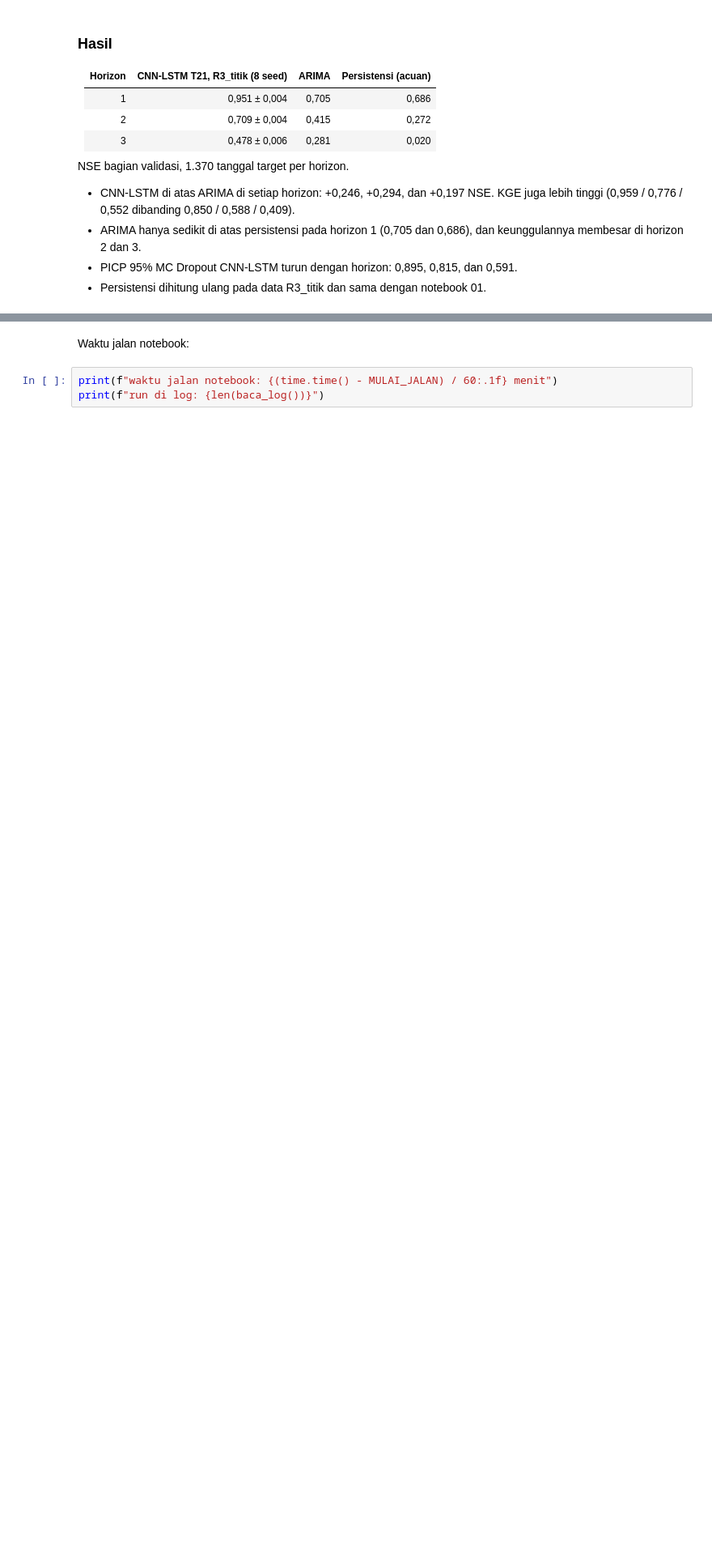
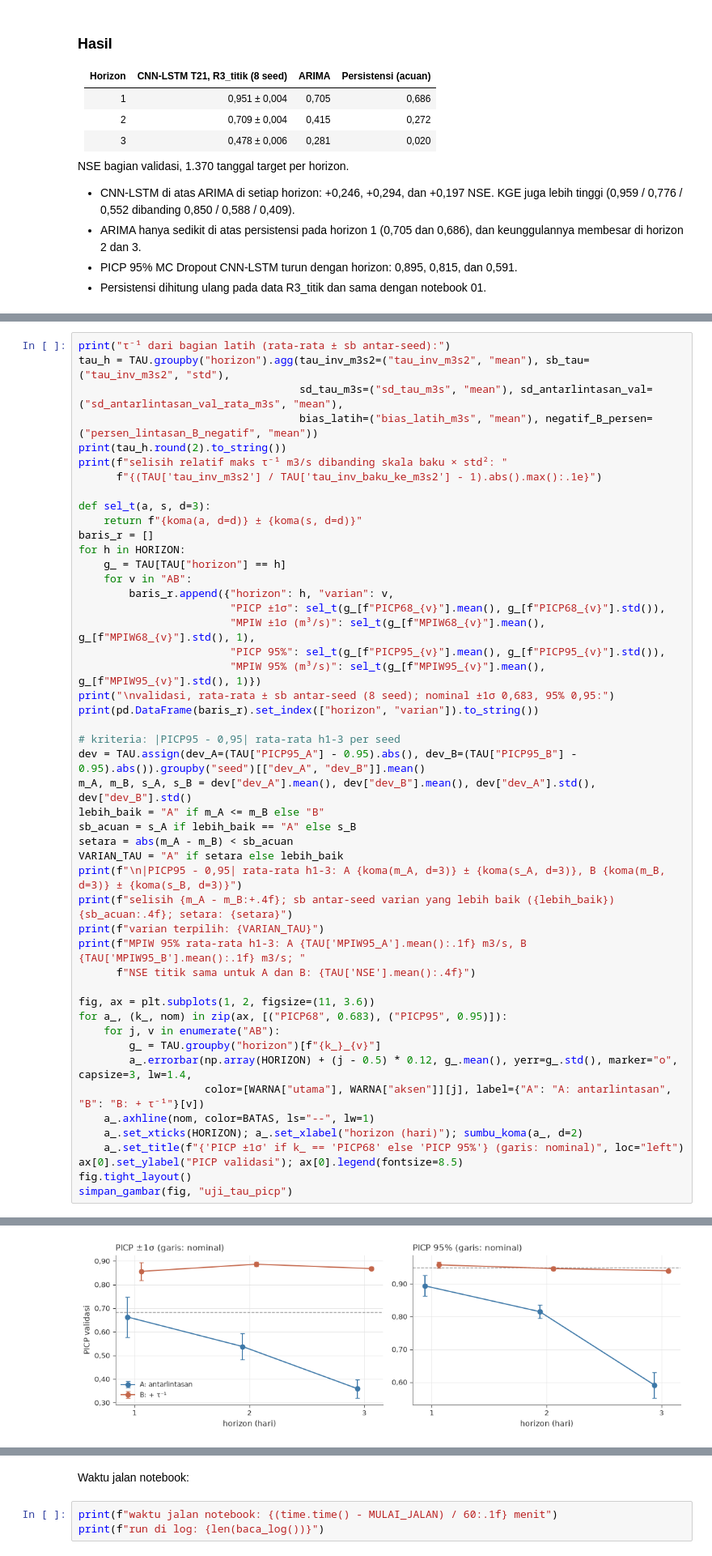
Before and after one commit to bernardswidiya/cnn-lstm-mcdropout-streamflow, a Jupyter notebook: modeling/02_pemilihan.ipynb, the cells around one changed output, grey strips where cells are left out. Shown at 81% size. Cells and saved outputs as stored; diff of their text form; blank space fills up the shorter version.

```diff
--- a/modeling/02_pemilihan.ipynb
+++ b/modeling/02_pemilihan.ipynb
@@ -2265,0 +2401,49 @@ NSE bagian validasi, 1.370 tanggal target per horizon.
+# %%
+print("τ⁻¹ dari bagian latih (rata-rata ± sb antar-seed):")
+tau_h = TAU.groupby("horizon").agg(tau_inv_m3s2=("tau_inv_m3s2", "mean"), sb_tau=("tau_inv_m3s2", "std"),
+                                   sd_tau_m3s=("sd_tau_m3s", "mean"), sd_antarlintasan_val=("sd_antarlintasan_val_rata_m3s", "mean"),
+                                   bias_latih=("bias_latih_m3s", "mean"), negatif_B_persen=("persen_lintasan_B_negatif", "mean"))
+print(tau_h.round(2).to_string())
+print(f"selisih relatif maks τ⁻¹ m3/s dibanding skala baku × std²: "
+      f"{(TAU['tau_inv_m3s2'] / TAU['tau_inv_baku_ke_m3s2'] - 1).abs().max():.1e}")
+
+def sel_t(a, s, d=3):
+    return f"{koma(a, d=d)} ± {koma(s, d=d)}"
+baris_r = []
+for h in HORIZON:
+    g_ = TAU[TAU["horizon"] == h]
+    for v in "AB":
+        baris_r.append({"horizon": h, "varian": v,
+                        "PICP ±1σ": sel_t(g_[f"PICP68_{v}"].mean(), g_[f"PICP68_{v}"].std()),
+                        "MPIW ±1σ (m³/s)": sel_t(g_[f"MPIW68_{v}"].mean(), g_[f"MPIW68_{v}"].std(), 1),
+                        "PICP 95%": sel_t(g_[f"PICP95_{v}"].mean(), g_[f"PICP95_{v}"].std()),
+                        "MPIW 95% (m³/s)": sel_t(g_[f"MPIW95_{v}"].mean(), g_[f"MPIW95_{v}"].std(), 1)})
+print("\nvalidasi, rata-rata ± sb antar-seed (8 seed); nominal ±1σ 0,683, 95% 0,95:")
+print(pd.DataFrame(baris_r).set_index(["horizon", "varian"]).to_string())
+
+# kriteria: |PICP95 - 0,95| rata-rata h1-3 per seed
+dev = TAU.assign(dev_A=(TAU["PICP95_A"] - 0.95).abs(), dev_B=(TAU["PICP95_B"] - 0.95).abs()).groupby("seed")[["dev_A", "dev_B"]].mean()
+m_A, m_B, s_A, s_B = dev["dev_A"].mean(), dev["dev_B"].mean(), dev["dev_A"].std(), dev["dev_B"].std()
+lebih_baik = "A" if m_A <= m_B else "B"
+sb_acuan = s_A if lebih_baik == "A" else s_B
+setara = abs(m_A - m_B) < sb_acuan
+VARIAN_TAU = "A" if setara else lebih_baik
+print(f"\n|PICP95 - 0,95| rata-rata h1-3: A {koma(m_A, d=3)} ± {koma(s_A, d=3)}, B {koma(m_B, d=3)} ± {koma(s_B, d=3)}")
+print(f"selisih {m_A - m_B:+.4f}; sb antar-seed varian yang lebih baik ({lebih_baik}) {sb_acuan:.4f}; setara: {setara}")
+print(f"varian terpilih: {VARIAN_TAU}")
+print(f"MPIW 95% rata-rata h1-3: A {TAU['MPIW95_A'].mean():.1f} m3/s, B {TAU['MPIW95_B'].mean():.1f} m3/s; "
+      f"NSE titik sama untuk A dan B: {TAU['NSE'].mean():.4f}")
+
+fig, ax = plt.subplots(1, 2, figsize=(11, 3.6))
+for a_, (k_, nom) in zip(ax, [("PICP68", 0.683), ("PICP95", 0.95)]):
+    for j, v in enumerate("AB"):
+        g_ = TAU.groupby("horizon")[f"{k_}_{v}"]
+        a_.errorbar(np.array(HORIZON) + (j - 0.5) * 0.12, g_.mean(), yerr=g_.std(), marker="o", capsize=3, lw=1.4,
+                    color=[WARNA["utama"], WARNA["aksen"]][j], label={"A": "A: antarlintasan", "B": "B: + τ⁻¹"}[v])
+    a_.axhline(nom, color=BATAS, ls="--", lw=1)
+    a_.set_xticks(HORIZON); a_.set_xlabel("horizon (hari)"); sumbu_koma(a_, d=2)
+    a_.set_title(f"{'PICP ±1σ' if k_ == 'PICP68' else 'PICP 95%'} (garis: nominal)", loc="left")
+ax[0].set_ylabel("PICP validasi"); ax[0].legend(fontsize=8.5)
+fig.tight_layout()
+simpan_gambar(fig, "uji_tau_picp")
+# %% [output]
@@ -2265,0 +2467 @@ NSE bagian validasi, 1.370 tanggal target per horizon.
+[figure, added]
```
Also changed, not shown: parts of 5 cells of this notebook, 3 other files.
